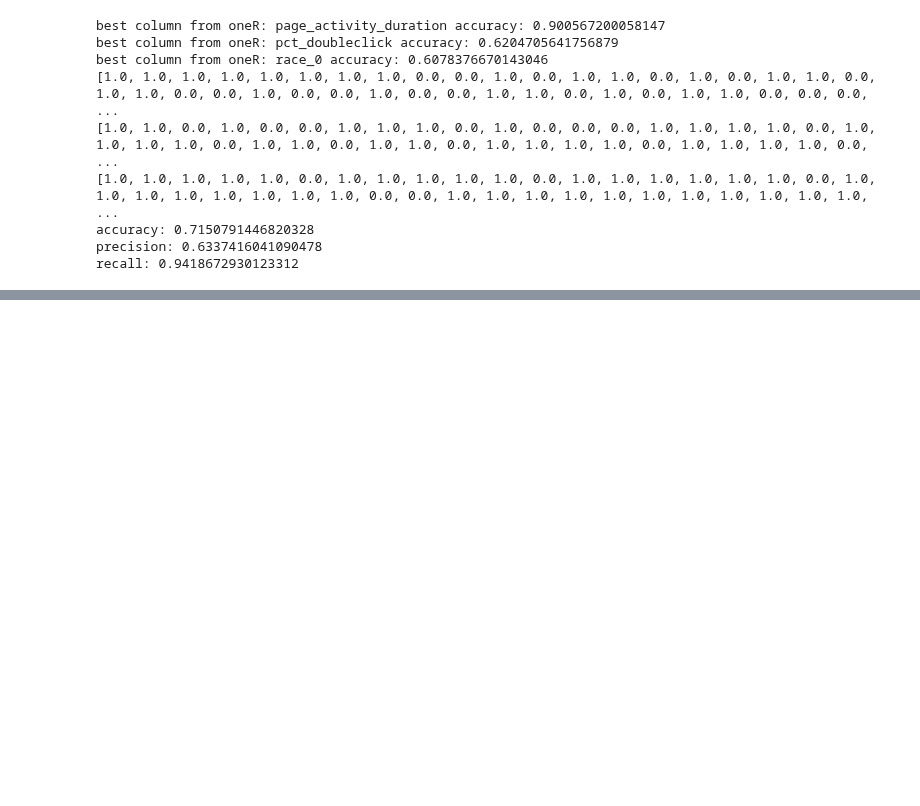
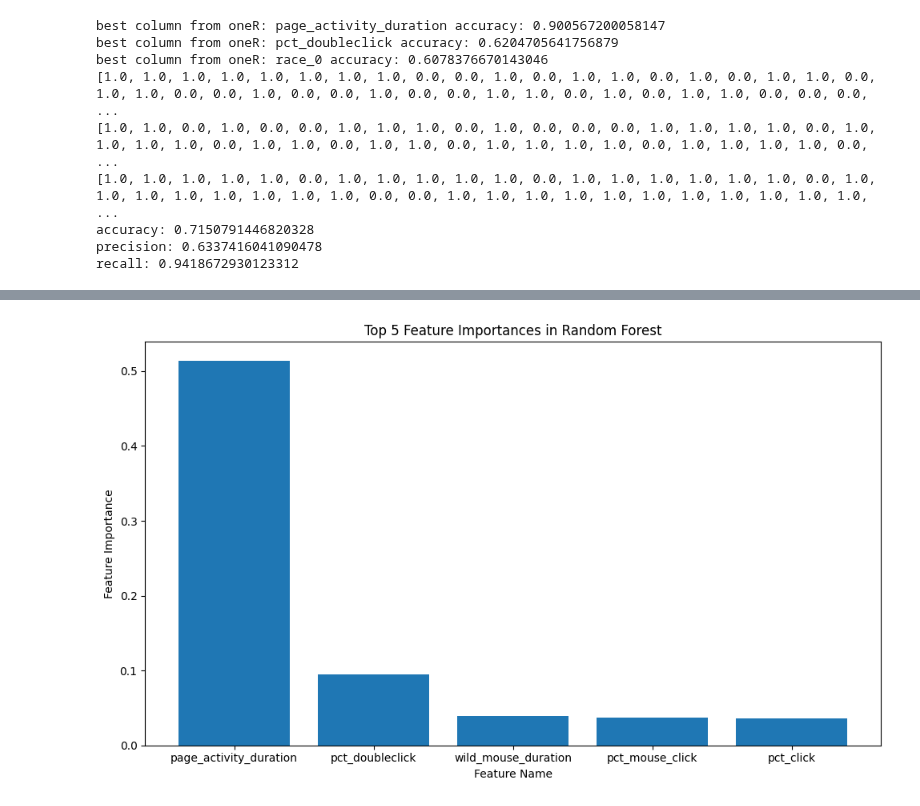
Before and after one commit to Brunokristi/Project_IAU, a Jupyter notebook: Phase_3.ipynb, the cells around one changed output, grey strips where cells are left out. Drawn from its saved outputs; the diff is of its cells as text; code cells hidden in the pictures; blank space fills up the shorter version.

```diff
--- a/Phase_3.ipynb
+++ b/Phase_3.ipynb
@@ -188,0 +186,31 @@ plt.show()
+# %%
+import numpy as np
+import matplotlib.pyplot as plt
+
+# Get feature importances from the Random Forest model
+feature_importances = clf.feature_importances_
+
+# Get the indices that would sort the feature importances array
+sorted_indices = np.argsort(feature_importances)[::-1]
+
+# Select the top 5 feature indices and their importances
+top_5_indices = sorted_indices[:5]
+top_5_importances = feature_importances[top_5_indices]
+
+# Assuming you have a list of column names called feature_names
+feature_names = X_test.columns.values
+
+# Get the names of the top 5 features
+top_5_feature_names = [feature_names[i] for i in top_5_indices]
+
+# Visualize only the top 5 feature importances with column names
+plt.figure(figsize=(10, 6))
+plt.bar(range(len(top_5_indices)), top_5_importances, align='center')
+plt.xticks(range(len(top_5_indices)), top_5_feature_names)  # Set the feature names as x-axis ticks
+plt.xlabel('Feature Name')
+plt.ylabel('Feature Importance')
+plt.title('Top 5 Feature Importances in Random Forest')
+plt.tight_layout()
+plt.show()
+# %% [output]
+[figure, added]
```
Also changed, not shown: parts of 6 cells of this notebook, 1 other file.
